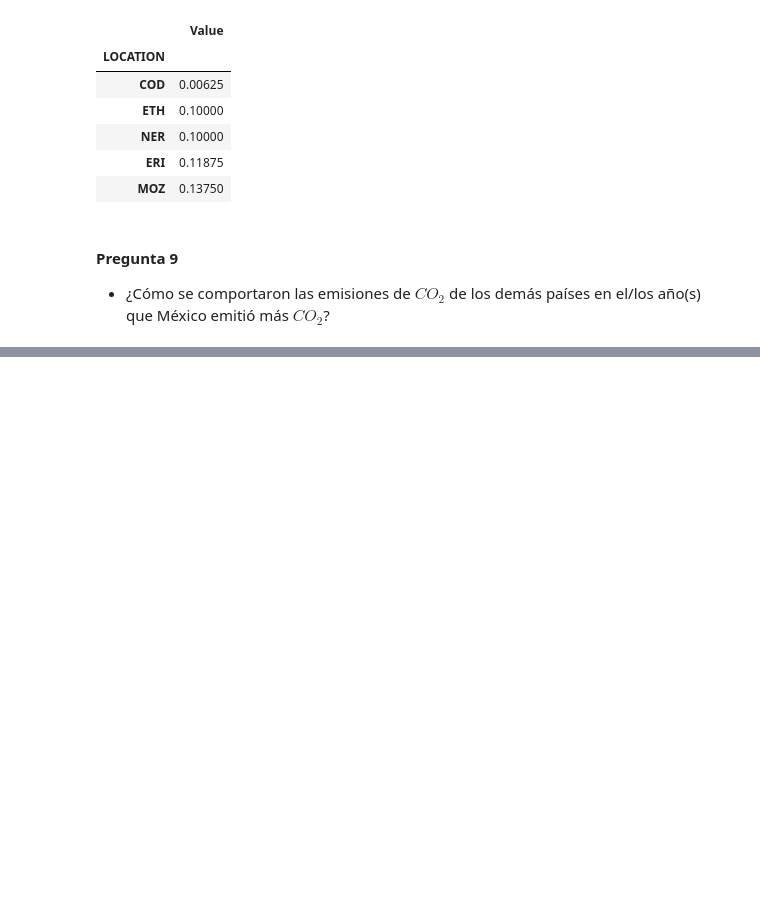
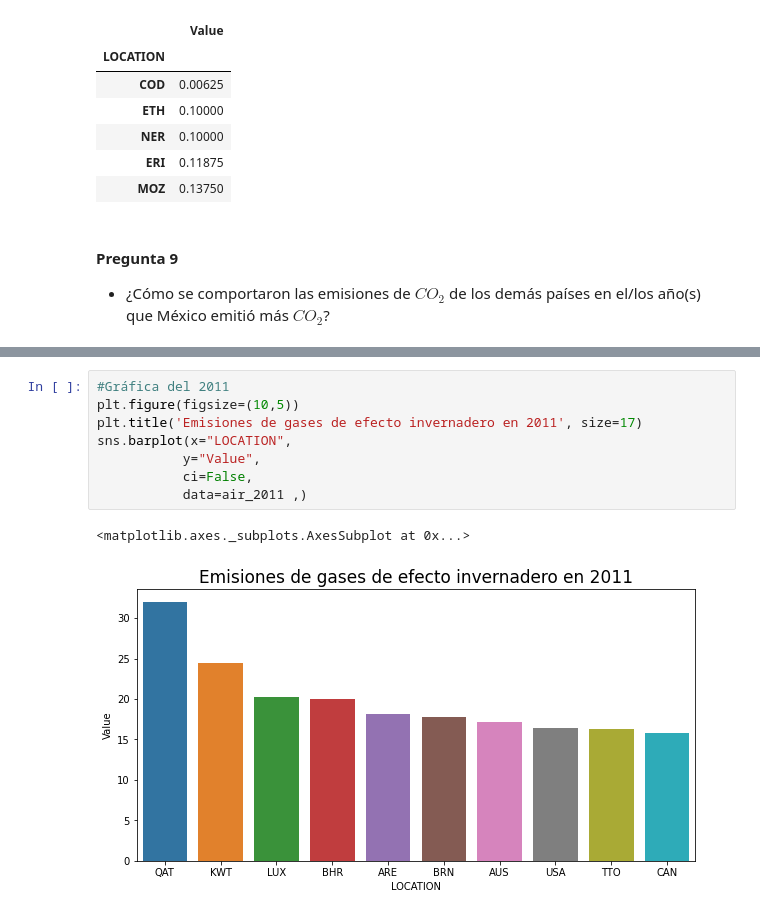
Before and after one commit to BennyRJZ/GHG, a Jupyter notebook: Bedu__Python.ipynb, the cells around one changed output, grey strips where cells are left out. Drawn from its saved outputs; the diff is of its cells as text; blank space fills up the shorter version.

```diff
--- a/Bedu__Python.ipynb
+++ b/Bedu__Python.ipynb
@@ -356,0 +396,11 @@ airMEAN.sort_values('Value', ascending = True).head(5) # <- Países que Menos ha
+# %%
+#Gráfica del 2011
+plt.figure(figsize=(10,5))
+plt.title('Emisiones de gases de efecto invernadero en 2011', size=17)
+sns.barplot(x="LOCATION",
+           y="Value",
+           ci=False,
+           data=air_2011 ,)
+# %% [output]
+<matplotlib.axes._subplots.AxesSubplot at 0x...>
+[figure, added]
```
Also changed, not shown: parts of 5 cells of this notebook.
